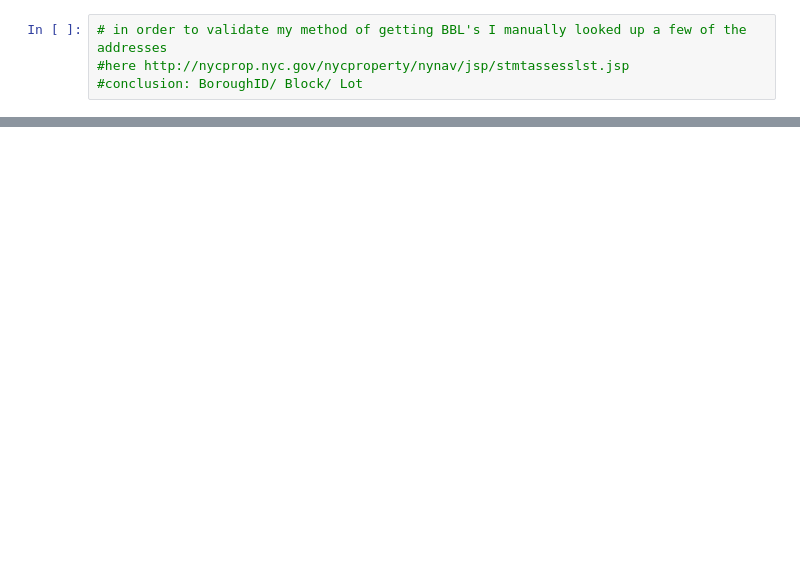
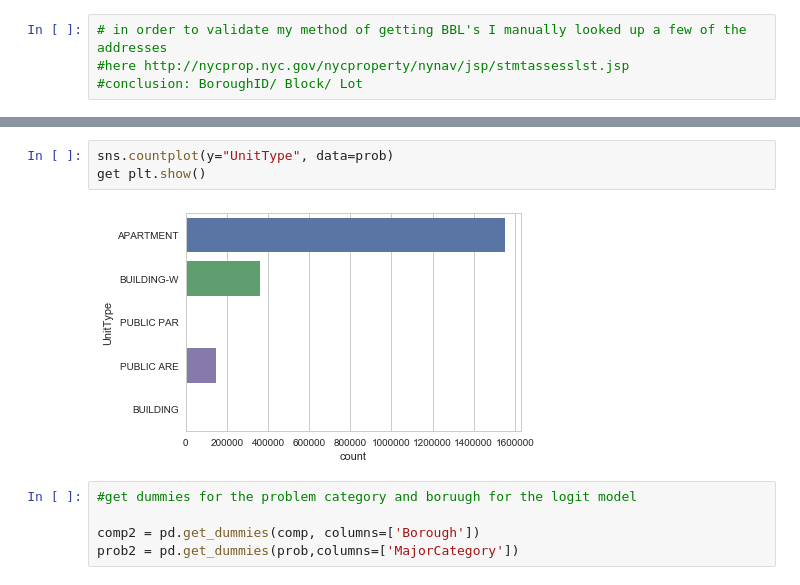
Before and after one commit to avigailvantu/housing_complaints-, a Jupyter notebook: HPD_compliants_problems.ipynb, the cells around one changed output, grey strips where cells are left out. Saved outputs shown, nothing was run; the diff lists cells and outputs as text; blank space fills up the shorter version.

```diff
--- a/HPD_compliants_problems.ipynb
+++ b/HPD_compliants_problems.ipynb
@@ -110,0 +196,10 @@ bbl
+# %%
+sns.countplot(y="UnitType", data=prob)
+get plt.show()
+# %% [output]
+[figure, added]
+# %%
+#get dummies for the problem category and boruugh for the logit model
+
+comp2 = pd.get_dummies(comp, columns=['Borough'])
+prob2 = pd.get_dummies(prob,columns=['MajorCategory'])
```
Also changed, not shown: parts of 30 cells of this notebook.
